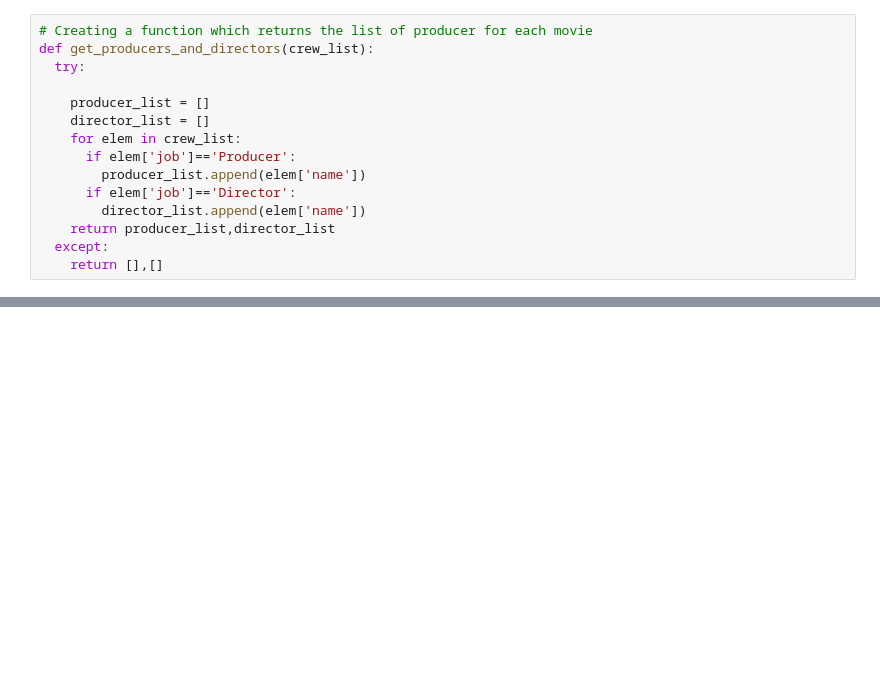
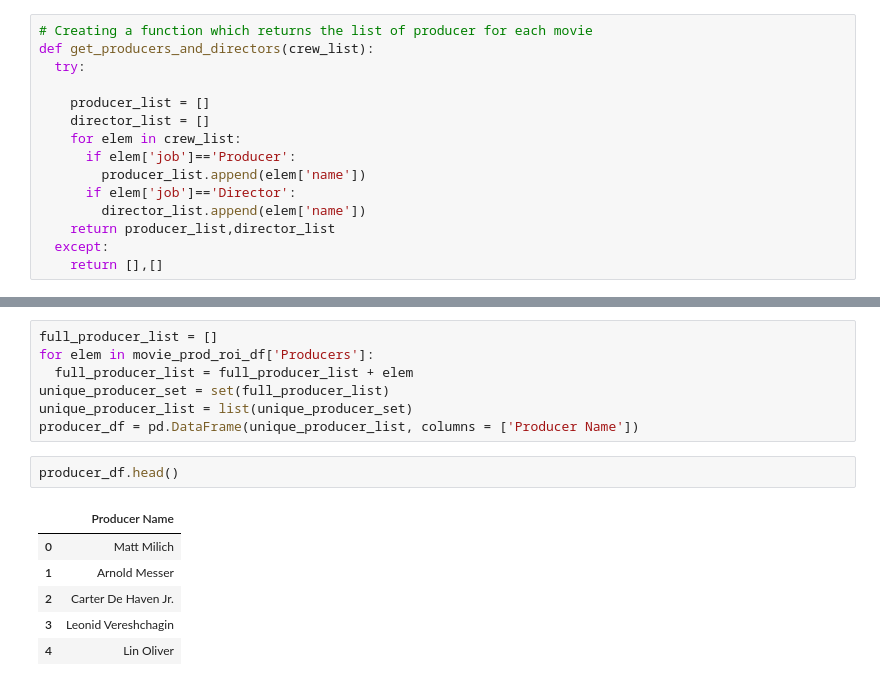
Before and after one commit to rishabhk1501/EDA-on-IMDB-Dataset, a Jupyter notebook: EDA_on_IMDB_Dataset.ipynb, the cells around one changed output, grey strips where cells are left out. Drawn from its saved outputs; the diff is of its cells as text; blank space fills up the shorter version.

```diff
--- a/EDA_on_IMDB_Dataset.ipynb
+++ b/EDA_on_IMDB_Dataset.ipynb
@@ -460,0 +496,16 @@ get_producers_and_directors(imdb_df_no_na_crew.loc[600,'crew'])
+# %%
+full_producer_list = []
+for elem in movie_prod_roi_df['Producers']:
+  full_producer_list = full_producer_list + elem
+unique_producer_set = set(full_producer_list)
+unique_producer_list = list(unique_producer_set)
+producer_df = pd.DataFrame(unique_producer_list, columns = ['Producer Name'])
+# %%
+producer_df.head()
+# %% [output]
+|  | Producer Name |
+| 0 | Matt Milich |
+| 1 | Arnold Messer |
+| 2 | Carter De Haven Jr. |
+| 3 | Leonid Vereshchagin |
+| 4 | Lin Oliver |
```
Also changed, not shown: parts of 11 cells of this notebook.
